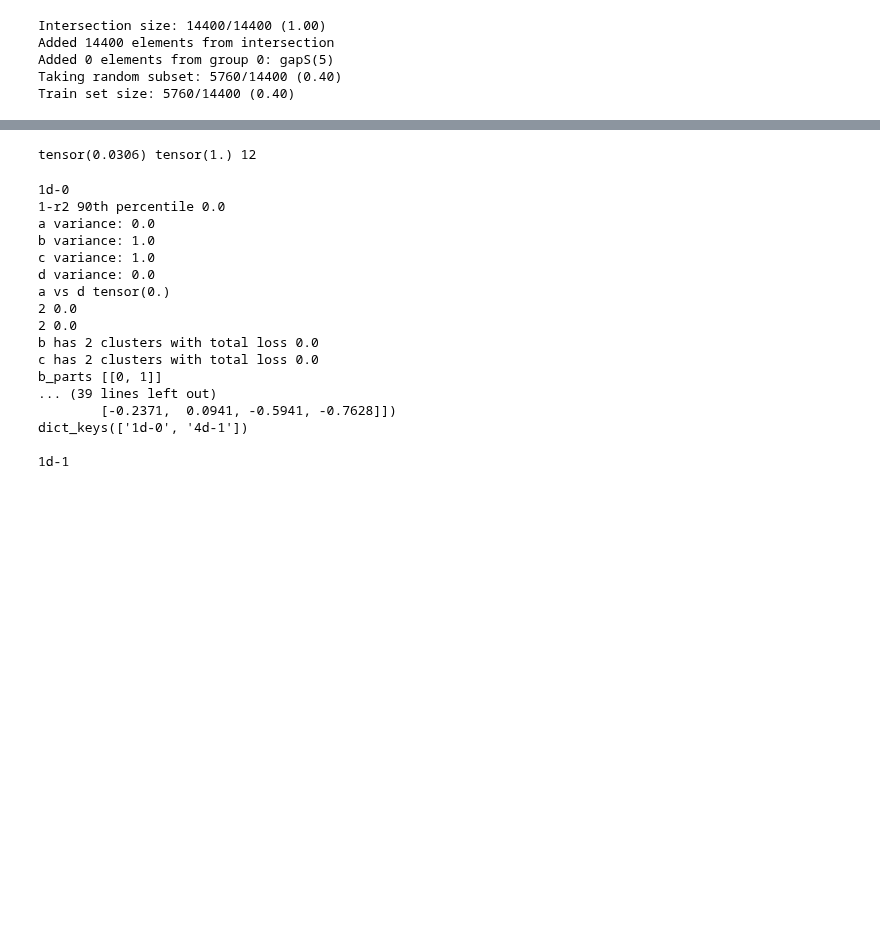
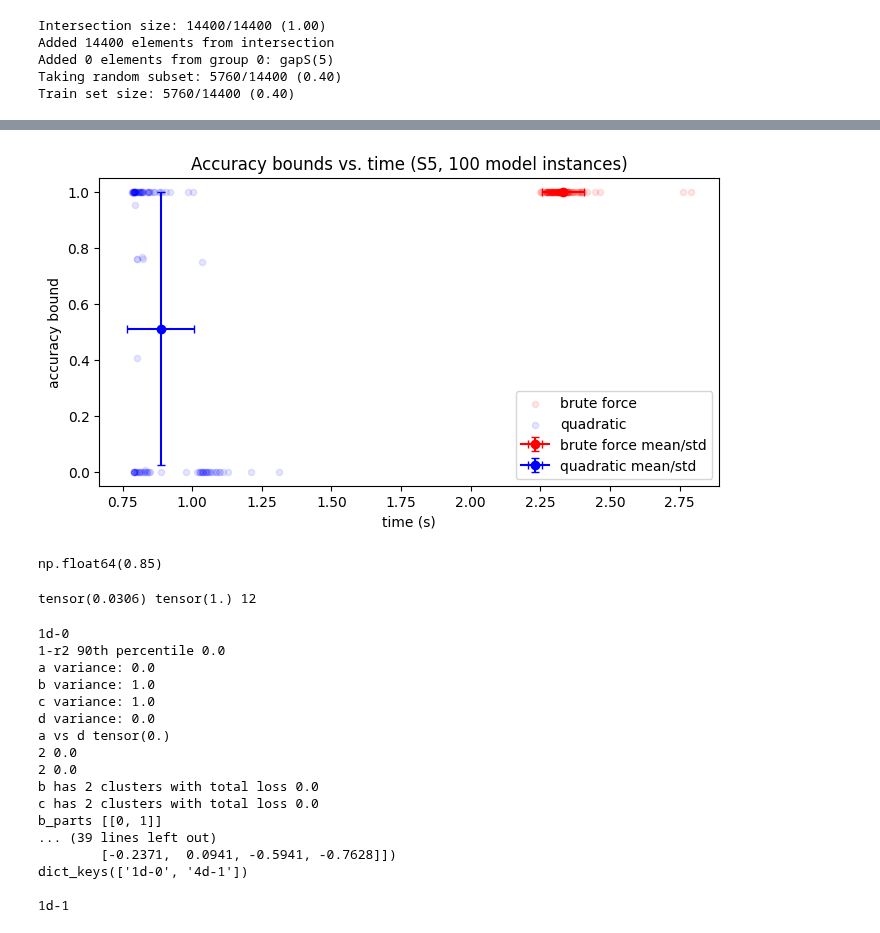
Before and after one commit to LouisYRYJ/Finite-groups, a Jupyter notebook: notebooks/irreps_bounds.ipynb, the cells around one changed output, grey strips where cells are left out. Drawn from its saved outputs; the diff is of its cells as text; code cells hidden in the pictures; blank space fills up the shorter version.

Commit message:
bound stuff, remove dead neurons

```diff
--- a/notebooks/irreps_bounds.ipynb
+++ b/notebooks/irreps_bounds.ipynb
@@ -70,8 +76,10 @@ Added 0 elements from group 0: gapS(5)
 Taking random subset: 5760/14400 (0.40)
 Train set size: 5760/14400 (0.40)
 # %%
-irrep_times = []
-irrep_accs = []
+lin_irrep_times = []
+lin_irrep_accs = []
+quad_irrep_times = []
+quad_irrep_accs = []
 naive_times = []
 naive_accs = []
 for instance in tqdm(range(len(models))):
@@ -82,8 +90,13 @@ for instance in tqdm(range(len(models))):
 
     irreps, irrep_idx_dict = get_neuron_irreps(model, group, norm_thresh=1)
     vecs = get_neuron_vecs(model, group, irreps, irrep_idx_dict, strict=False)
-    irrep_acc, irrep_time = irrep_acc_bound(model, group, irreps, irrep_idx_dict, vecs)
-    irrep_accs.append(irrep_acc)
-    irrep_times.append(irrep_time)
-    print(irrep_acc, irrep_time)
+    # irrep_acc_lin, irrep_time_lin = irrep_acc_bound(model, group, irreps, irrep_idx_dict, vecs, linear=True)
+    irrep_acc_quad, irrep_time_quad = irrep_acc_bound(model, group, irreps, irrep_idx_dict, vecs, linear=False)
+    # lin_irrep_accs.append(irrep_acc_lin)
+    # lin_irrep_times.append(irrep_time_lin)
+    quad_irrep_accs.append(irrep_acc_quad)
+    quad_irrep_times.append(irrep_time_quad)
+    print('brute', naive_acc, naive_time)
+    # print('lin', irrep_acc_lin, irrep_time_lin)
+    print('quad', irrep_acc_quad, irrep_time_quad)
 # %% [output]
@@ -141,0 +129,20 @@ KeyboardInterrupt:
+# %%
+plt.figure(figsize=(8, 4))
+plt.scatter(naive_times, naive_accs, label='brute force', alpha=0.1, color='red', s=20)
+# plt.scatter(lin_irrep_times, lin_irrep_accs, label='linear', alpha=0.3, color='green', s=20)
+plt.scatter(quad_irrep_times, quad_irrep_accs, label='quadratic', alpha=0.1, color='blue', s=20)
+plt.errorbar([np.mean(naive_times)], [np.mean(naive_accs)], xerr=np.std(naive_times), yerr=np.std(naive_accs), label='brute force mean/std', color='red', marker='o', capsize=3)#, s=40)
+# plt.errorbar([np.mean(lin_irrep_times)], [np.mean(lin_irrep_accs)], xerr=np.std(lin_irrep_times), yerr=np.std(lin_irrep_accs), label='linear mean/std', color='green', marker='o')#, s=40)
+plt.errorbar([np.mean(quad_irrep_times)], [np.mean(quad_irrep_accs)], xerr=np.std(quad_irrep_times), yerr=np.std(quad_irrep_accs), label='quadratic mean/std', color='blue', marker='o', capsize=3)#, s=40)
+plt.xlabel('time (s)')
+plt.ylabel('accuracy bound')
+plt.title('Accuracy bounds vs. time (S5, 100 model instances)')
+plt.legend()
+plt.savefig('../figs/acc_bound.png')
+plt.show()
+# %% [output]
+[figure, added]
+# %%
+np.mean(irrep_accs)
+# %% [output]
+np.float64(0.85)
```
Also changed, not shown: parts of 3 cells of this notebook, 4 other files.
